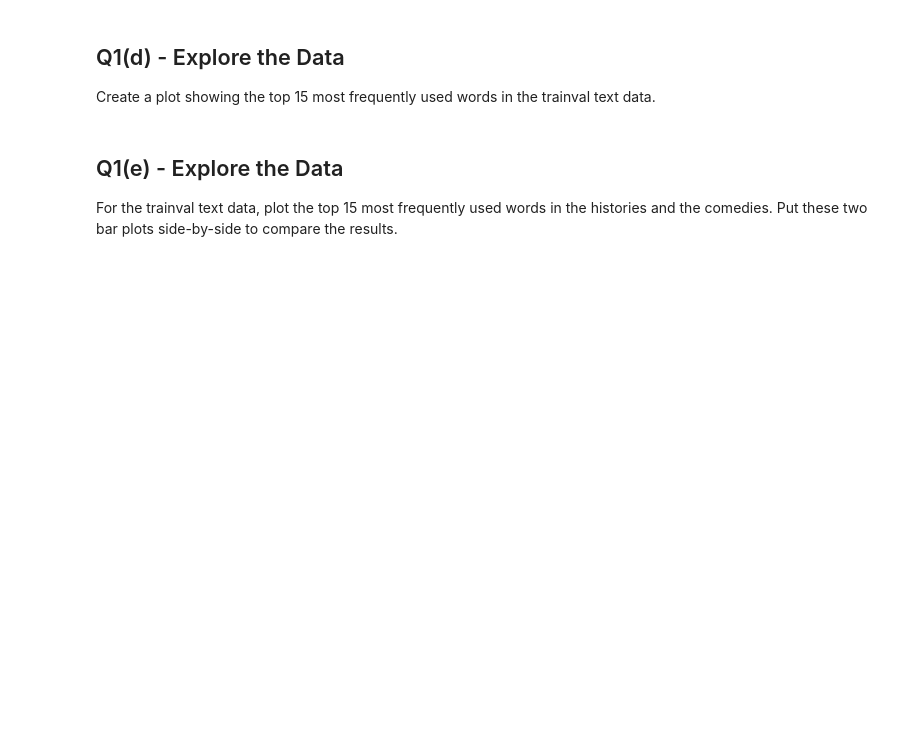
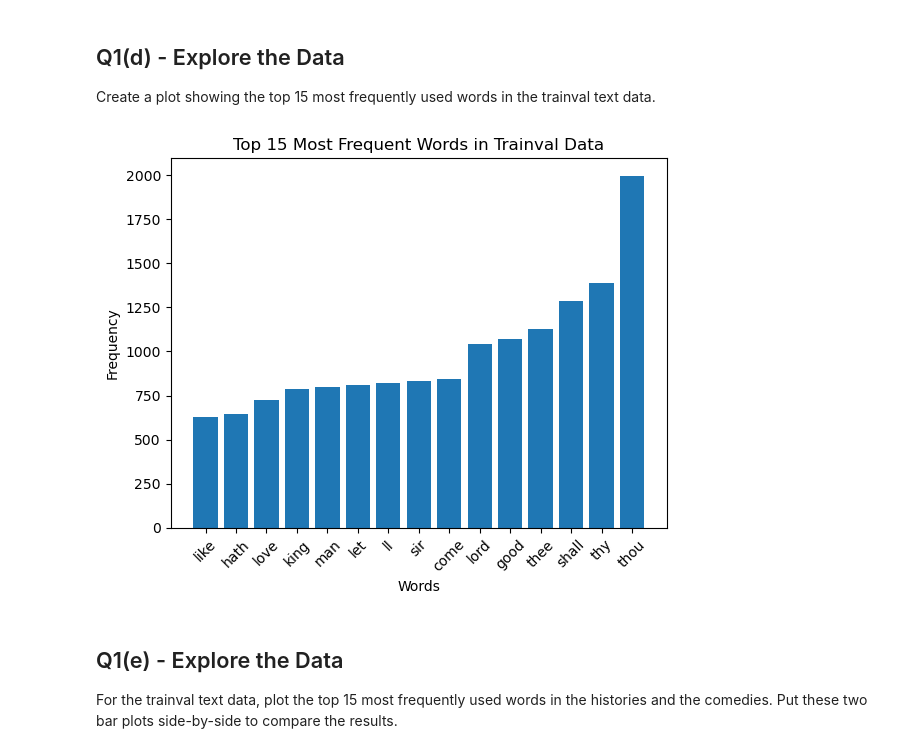
Before and after one commit to aarschne/CS5831Shared, a Jupyter notebook: a4-5831/a4-5831.ipynb, the cells around one changed output. Cells and saved outputs as stored; diff of their text form; code cells hidden in the pictures; blank space fills up the shorter version.

```diff
--- a/a4-5831/a4-5831.ipynb
+++ b/a4-5831/a4-5831.ipynb
@@ -87,7 +87,15 @@ Load the plays into a list `textdata` and a np.ndarray `yvalues`.  I highly sugg
 # %%
 # Load the plays data
 
-plays = ...
+plays = load_files(
+    "data/shakespeare",
+    random_state=42
+)
+
+textdata = plays.data
+
+yvalues = np.array(plays.target)
+
 
 print("Samples per class: {}".format(np.bincount(yvalues)))
 
@@ -100,5 +123,8 @@ grader.check("q1a")
 Split the data into `text_trainval`, `text_test` and `y_trainval`, `y_test` variables.  Use 20% of the data in the test set with a `random_state` of 42 and make sure to stratify the split (the data is imbalanced).
 # %%
 # Split the data
+
+text_trainval, text_test, y_trainval, y_test = train_test_split(textdata, yvalues, test_size=0.20, random_state=42, stratify=yvalues
+)
 # %%
 grader.check("q1b")
@@ -110,5 +138,14 @@ Create a document-term count matrix for the "trainval" data using the default to
 Store the names of the terms in the dtm matrix in the variable `vocab`.
 # %%
 # Create document-term count matrix for the "trainval" text data
+
+# make vectorizer
+vectorizer = CountVectorizer(stop_words="english")
+
+# fit on trainval data and make document term matrix
+dtm_trainval = vectorizer.fit_transform(text_trainval)
+
+# store vocabulary terms
+vocab = vectorizer.get_feature_names_out()
 # %%
 grader.check("q1c")
@@ -120,6 +159,18 @@ grader.check("q1c")
 Create a plot showing the top 15 most frequently used words in the trainval text data.
 # %%
 # Create a plot of the top 15 most frequently used words
+
+tokencounts = np.asarray(dtm_trainval.sum(axis=0)).ravel()
+top_15 = np.argsort(tokencounts)[-15:]
+
+plt.bar(vocab[top_15], tokencounts[top_15])
+plt.title("Top 15 Most Frequent Words in Trainval Data")
+plt.xticks(rotation=45)
+plt.ylabel("Frequency")
+plt.xlabel("Words")
+plt.show()
+# %% [output]
+[figure, added]
 # %% [markdown]
 <!-- END QUESTION -->
 
```
Also changed, not shown: parts of 11 cells of this notebook, 2 other files.
